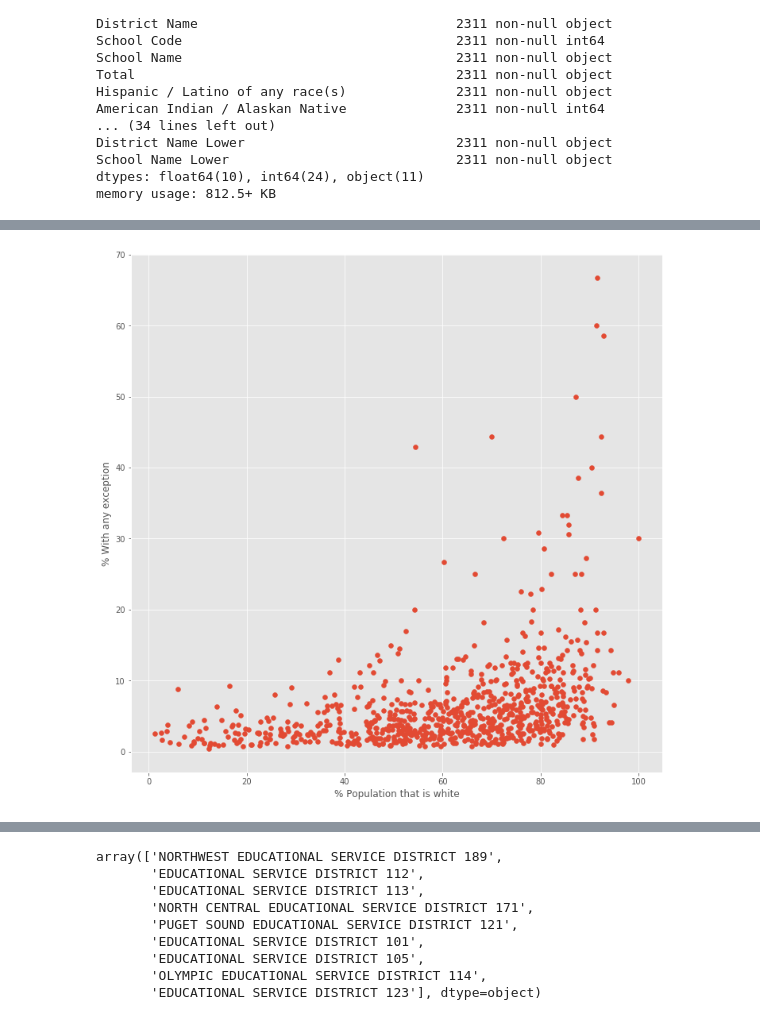
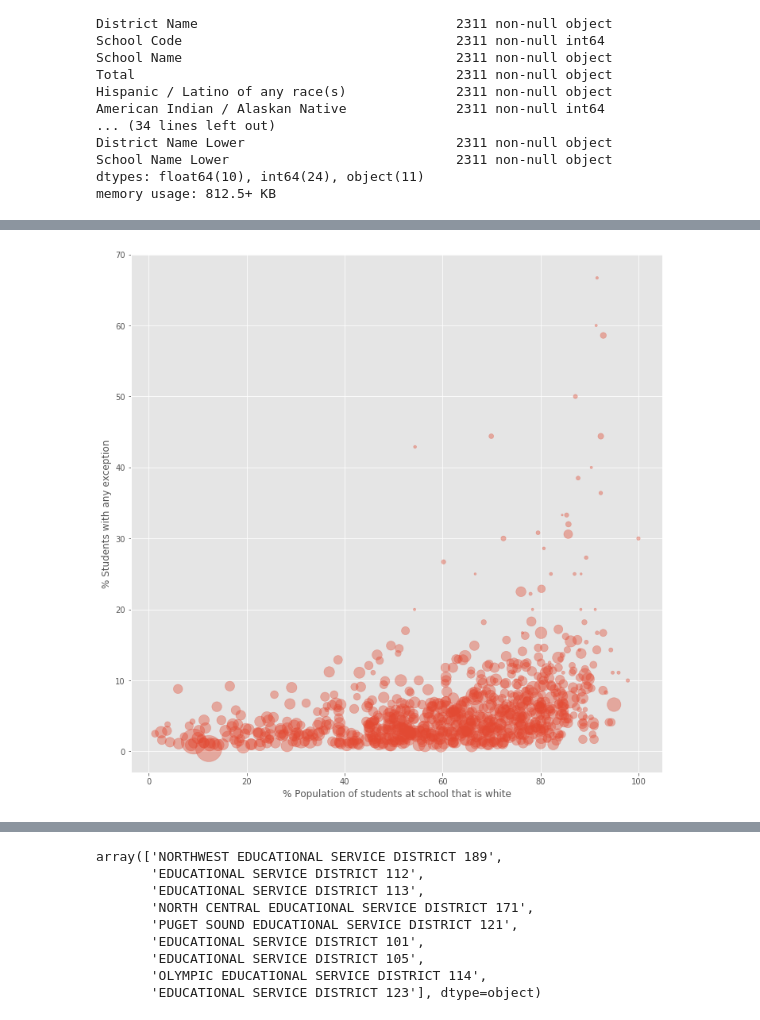
Before and after one commit to frischmuth/Washington-Immunization-Rates, a Jupyter notebook: Immunization IDE.ipynb, the cells around one changed output, grey strips where cells are left out. Saved outputs shown, nothing was run; the diff lists cells and outputs as text; code cells hidden in the pictures.

```diff
--- a/Immunization IDE.ipynb
+++ b/Immunization IDE.ipynb
@@ -22,13 +22,13 @@ from data_prep import *
 
 plt.style.use('ggplot')
 # %%
-all45 = read_data_remove_zeros('data/2014_15_All_Grades')
-k45 = read_data_remove_zeros('data/2014_15_Kindergarten')
-six45 = read_data_remove_zeros('data/2014_15_6th_Grade')
-all56 = read_data_remove_zeros('data/2015_16_All_Grades')
-k56 = read_data_remove_zeros('data/2015_16_Kindergarten')
-six56 = read_data_remove_zeros('data/2015_16_6th_Grade')
-all67 = read_data_remove_zeros('data/2016_17_All_Grades')
-# k67 = read_data_remove_zeros('data/2016_17_Kindergarten')
-# six67 = read_data_remove_zeros('data/2016_17_6th_Grade')
+all45 = read_vaccine_data('data/2014_15_All_Grades')
+k45 = read_vaccine_data('data/2014_15_Kindergarten')
+six45 = read_vaccine_data('data/2014_15_6th_Grade')
+all56 = read_vaccine_data('data/2015_16_All_Grades')
+k56 = read_vaccine_data('data/2015_16_Kindergarten')
+six56 = read_vaccine_data('data/2015_16_6th_Grade')
+all67 = read_vaccine_data('data/2016_17_All_Grades')
+# k67 = read_vaccine_data('data/2016_17_Kindergarten')
+# six67 = read_vaccine_data('data/2016_17_6th_Grade')
 race45=pd.read_csv('data/2014-15_race_data.csv')
@@ -99,13 +117,13 @@ full_merge = merge45[merge45['District Name'].isna()==False]
 # %%
 # full_merge.info()
 test_full_merge = full_merge[['% White', 'Percent_with_any_exemption']]
 # print(test_full_merge)
 fig, ax = plt.subplots(1, figsize=(12,12))
-ax.scatter(full_merge['% White'], full_merge['Percent_with_any_exemption'], alpha)
-ax.set_xlabel('% Population that is white')
-ax.set_ylabel('% With any exception');
+ax.scatter(full_merge['% White'], full_merge['Percent_with_any_exemption'], alpha=0.4, s=full_merge['Reported_enrollment']*2)
+ax.set_xlabel('% Population of students at school that is white')
+ax.set_ylabel('% Students with any exception');
 # %% [output]
-[figure, old version]
+[figure, new version]
 # %%
 pd.plotting.scatter_matrix(full_merge, alpha=0.5, figsize=(12, 12), diagonal='kde')
 # %%
```
Also changed, not shown: parts of 4 cells of this notebook, 1 other file.
